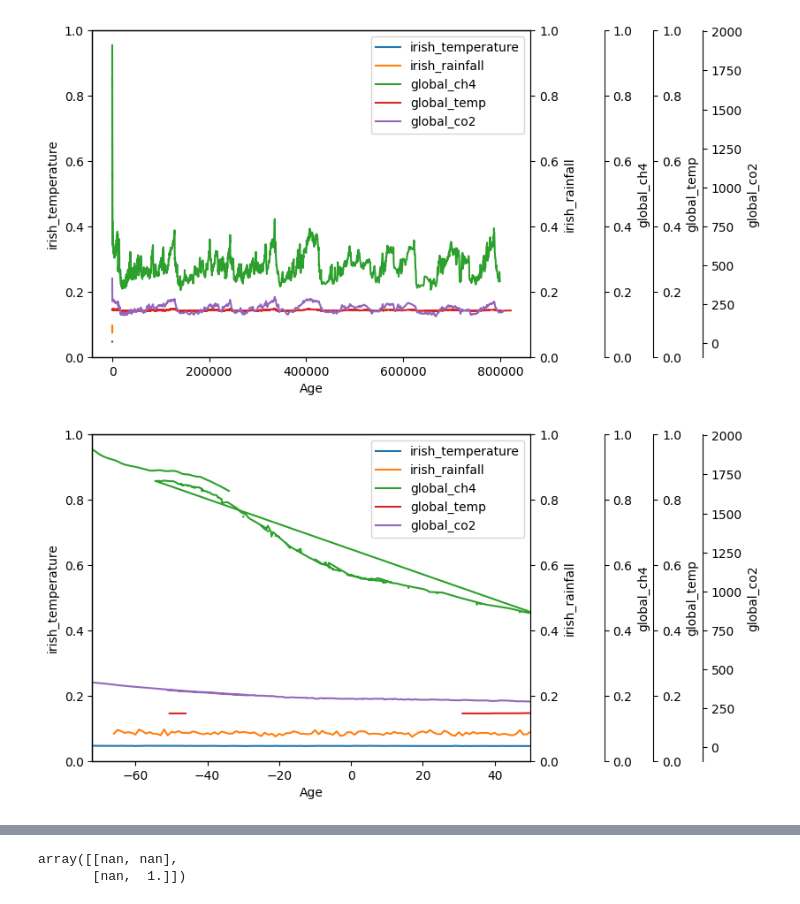
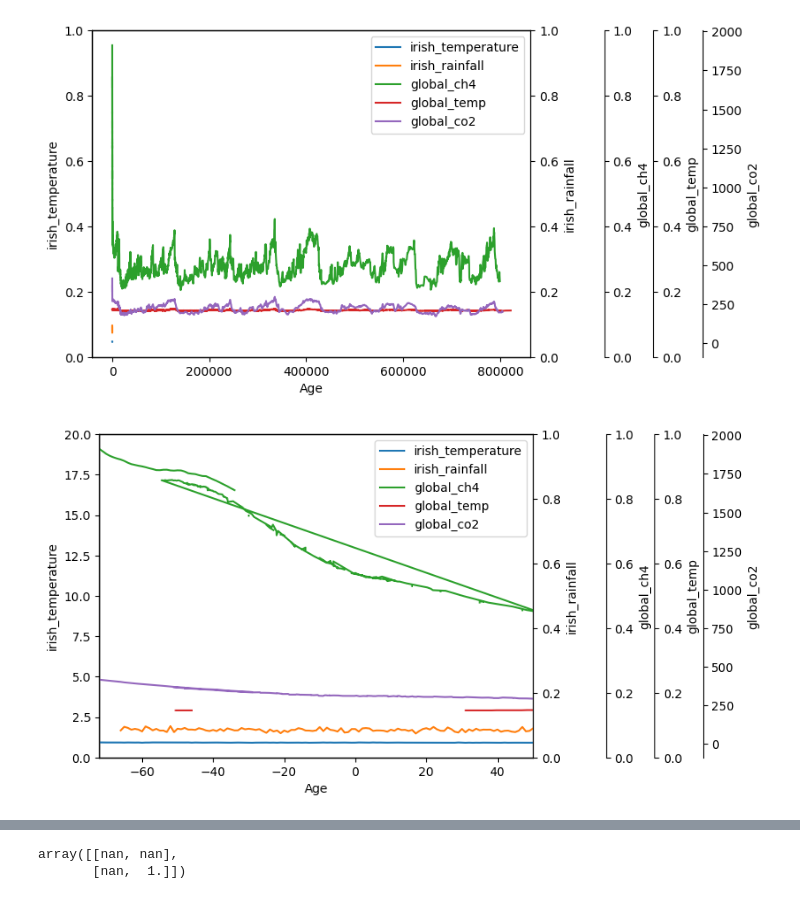
Before and after one commit to tomdbrophy/prog_data_analysis_assessment_2, a Jupyter notebook: project2.ipynb, the cells around one changed output, grey strips where cells are left out. Cells and saved outputs as stored; diff of their text form; code cells hidden in the pictures.

```diff
--- a/project2.ipynb
+++ b/project2.ipynb
@@ -483,8 +471,9 @@ x = df['age']
 y1 = df['irish_temperature']
 y2 = df['irish_rainfall']
 y3 = df['global_ch4']
-y4 = df['global_temp_x']
-y5 = df['global_co2_x']
+y4 = df['global_temp']
+y5 = df['global_co2']
+
 
 # Create multiple axes sharing the x axis
 ax2 = ax1.twinx()
@@ -492,34 +481,36 @@ ax3 = ax1.twinx()
 ax4 = ax1.twinx()
 ax5 = ax1.twinx()
 
 # Limits range to start in 1900
 ax1.set_xlim(-72, 50)
 
 # Set labels for axes
 ax1.set_xlabel('Age')
 ax1.set_ylabel('irish_temperature')
 ax2.set_ylabel('irish_rainfall')
 ax3.set_ylabel('global_ch4')
 ax4.set_ylabel('global_temp')
 ax5.set_ylabel('global_co2')
 
+ax1.set_ylim(0,20)
+
 
 # Plot data
 p1 = plt.plot(x, y1, label='irish_temperature')
 p2 = plt.plot(x, y2, label='irish_rainfall')
 p3 = plt.plot(x, y3, label='global_ch4')
 p4 = plt.plot(x, y4, label='global_temp')
 p5 = plt.plot(x, y5, label='global_co2')
 
 # Add legend
 ax1.legend(handles=p1+p2+p3+p4+p5, loc='best')
 
 # Create separate y axis indicators to the right of the plot
 ax3.spines['right'].set_position(('outward', 60))
 ax4.spines['right'].set_position(('outward', 100))
 ax5.spines['right'].set_position(('outward', 140))
 # %% [output]
-[figure, old version]
+[figure, new version]
 # %%
 # Correlation between Irish temperature and rainfall (1900 - present)
 np.corrcoef(df.iloc[6:157, 1], df.iloc[6:157, 2])
```
Also changed, not shown: parts of 9 cells of this notebook, 2 other files.
